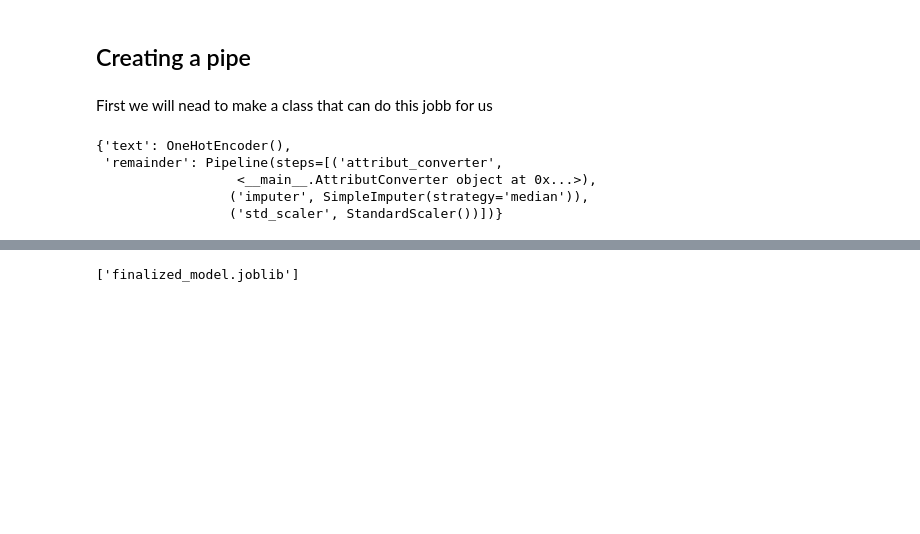
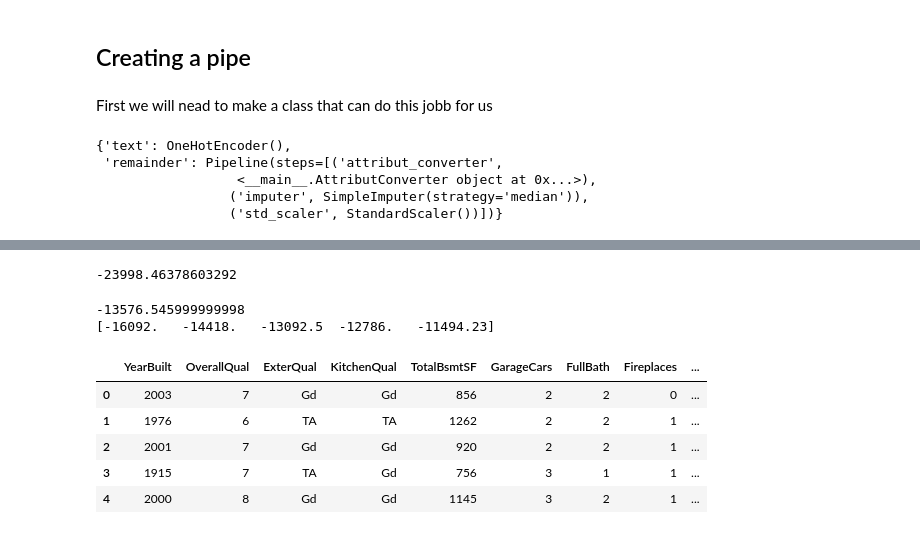
Before and after one commit to 591337/HousingPrice, a Jupyter notebook: HousingPrices.ipynb, the cells around one changed output, grey strips where cells are left out. Cells and saved outputs as stored; diff of their text form; code cells hidden in the pictures; blank space fills up the shorter version.

```diff
--- a/HousingPrices.ipynb
+++ b/HousingPrices.ipynb
@@ -506,6 +474,15 @@ rand = ran_for.fit(X_train, y_train)
-# %%
-from joblib import dump
-filename = 'finalized_model.joblib'
-dump(rand, filename)
-# %% [output]
-['finalized_model.joblib']
+# %%
+linear = LinearRegression()
+linear_score = cross_val_score(linear, n, y_train, scoring='neg_mean_absolute_error', cv=5)
+print(linear_score.mean())
+# %% [output]
+-23998.46378603292
+# %%
+from sklearn.ensemble import RandomForestRegressor
+ran_for = RandomForestRegressor(n_estimators=50, random_state=42)
+ran_for_score = cross_val_score(ran_for, n, y_train, scoring='neg_median_absolute_error', cv=5)
+print(ran_for_score.mean())
+print(ran_for_score)
+# %% [output]
+-13576.545999999998
+[-16092.   -14418.   -13092.5  -12786.   -11494.23]
@@ -511,0 +520,11 @@ dump(rand, filename)
+# %%
+correct_data = housingprice[["YearBuilt", "OverallQual", "ExterQual", "KitchenQual", "TotalBsmtSF",
+                              "GarageCars", "FullBath", "Fireplaces", "1stFlrSF", "2ndFlrSF", "SalePrice"]]
+correct_data.head()
+# %% [output]
+|  | YearBuilt | OverallQual | ExterQual | KitchenQual | TotalBsmtSF | GarageCars | FullBath | Fireplaces | ... |
+| 0 | 2003 | 7 | Gd | Gd | 856 | 2 | 2 | 0 | ... |
+| 1 | 1976 | 6 | TA | TA | 1262 | 2 | 2 | 1 | ... |
+| 2 | 2001 | 7 | Gd | Gd | 920 | 2 | 2 | 1 | ... |
+| 3 | 1915 | 7 | TA | Gd | 756 | 3 | 1 | 1 | ... |
+| 4 | 2000 | 8 | Gd | Gd | 1145 | 3 | 2 | 1 | ... |
```
Also changed, not shown: parts of 27 cells of this notebook, 1 other file.
